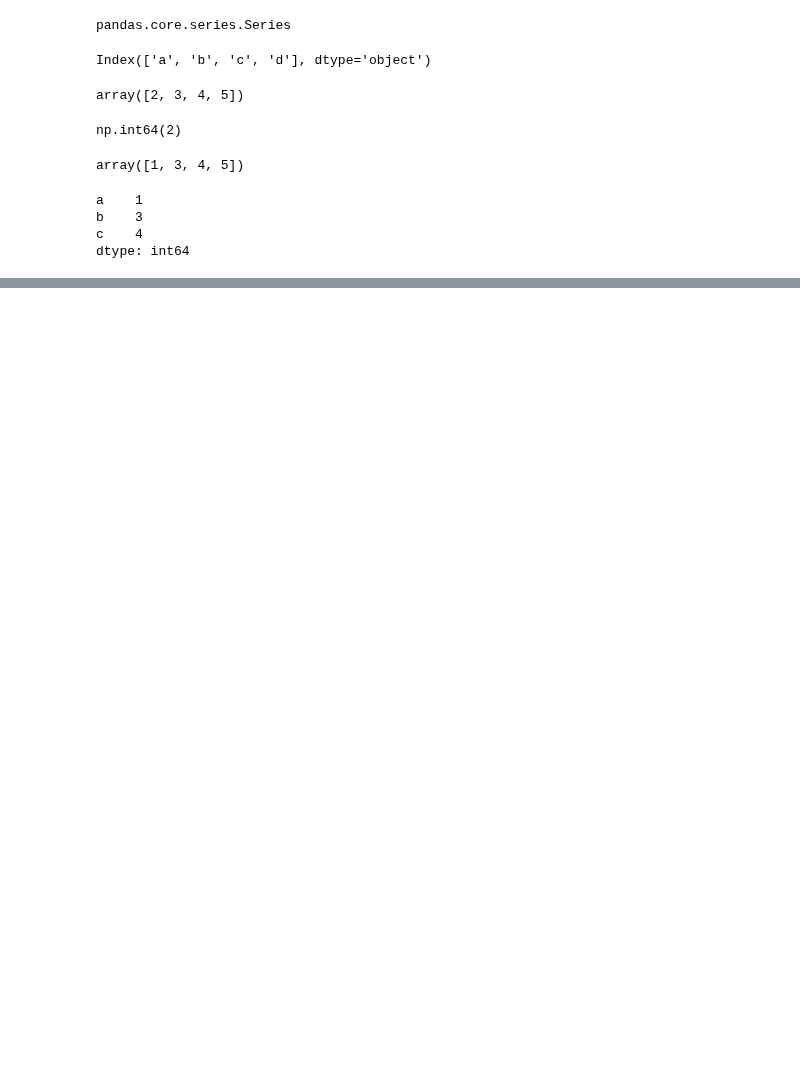
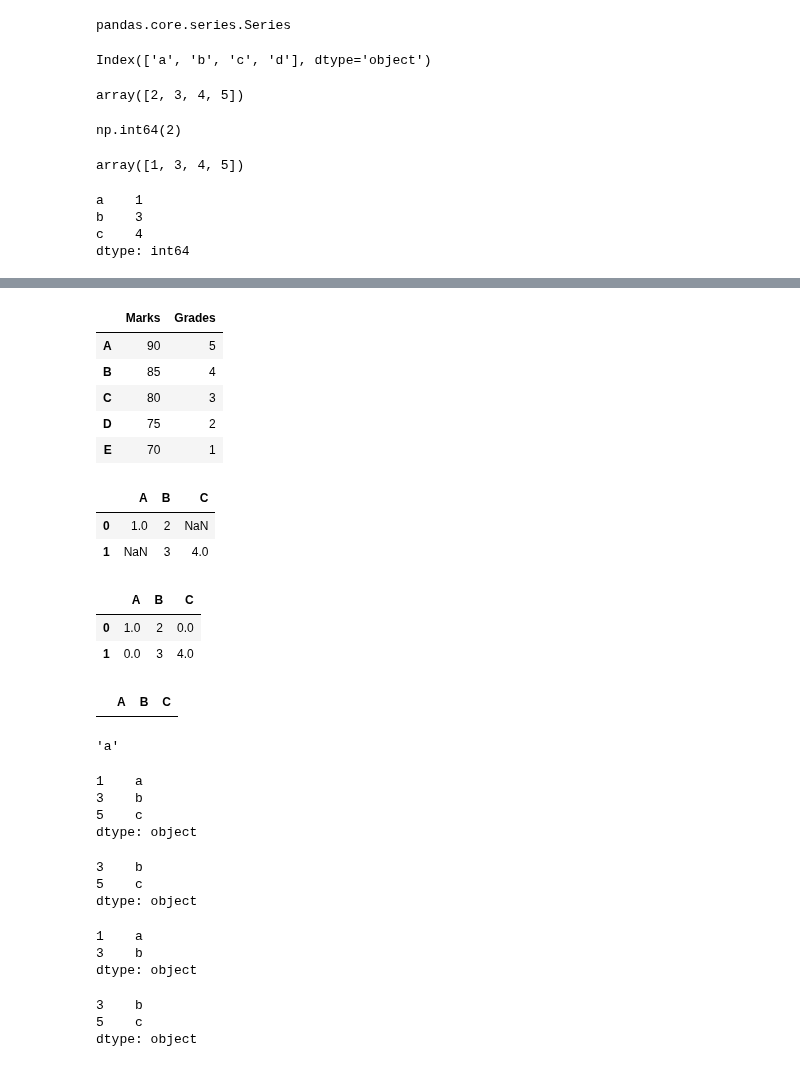
Before and after one commit to BalaSaiKoundinya5/Master-Python-Zero-to-Hero, a Jupyter notebook: Mastering Python Zero to Hero.ipynb, the cells around one changed output, grey strips where cells are left out. Saved outputs shown, nothing was run; the diff lists cells and outputs as text; code cells hidden in the pictures; blank space fills up the shorter version.

```diff
--- a/Mastering Python Zero to Hero.ipynb
+++ b/Mastering Python Zero to Hero.ipynb
@@ -2244,0 +2307,9 @@ dtype: int64
+# %%
+D
+# %% [output]
+|  | Marks | Grades |
+| A | 90 | 5 |
+| B | 85 | 4 |
+| C | 80 | 3 |
+| D | 75 | 2 |
+| E | 70 | 1 |
@@ -2244,0 +2318,19 @@ dtype: int64
+# %%
+E
+# %% [output]
+|  | A | B | C |
+| 0 | 1.0 | 2 | NaN |
+| 1 | NaN | 3 | 4.0 |
+# %%
+# If we want to fill the NaN value then we can use this method
+E.fillna(0)
+# %% [output]
+|  | A | B | C |
+| 0 | 1.0 | 2 | 0.0 |
+| 1 | 0.0 | 3 | 4.0 |
+# %%
+# Another method to work with the NaN values is removing all the
+# NaN values
+E.dropna()
+# %% [output]
+|  | A | B | C |
@@ -2244,0 +2339,29 @@ dtype: int64
+# %%
+A[1]
+# %% [output]
+'a'
+# %%
+A
+# %% [output]
+1    a
+3    b
+5    c
+dtype: object
+# %%
+A[1:3]
+# %% [output]
+3    b
+5    c
+dtype: object
+# %%
+A.loc[1:3] # explictly we are telling to give value in index 1 and 3
+# %% [output]
+1    a
+3    b
+dtype: object
+# %%
+A.iloc[1:3] # implictly we are telling to give value in index 1 and 3
+# %% [output]
+3    b
+5    c
+dtype: object
```
Also changed, not shown: parts of 19 cells of this notebook.
